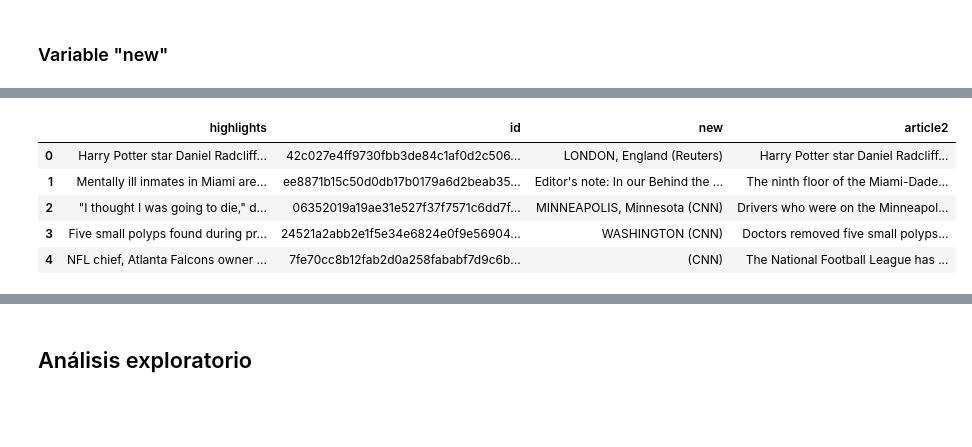
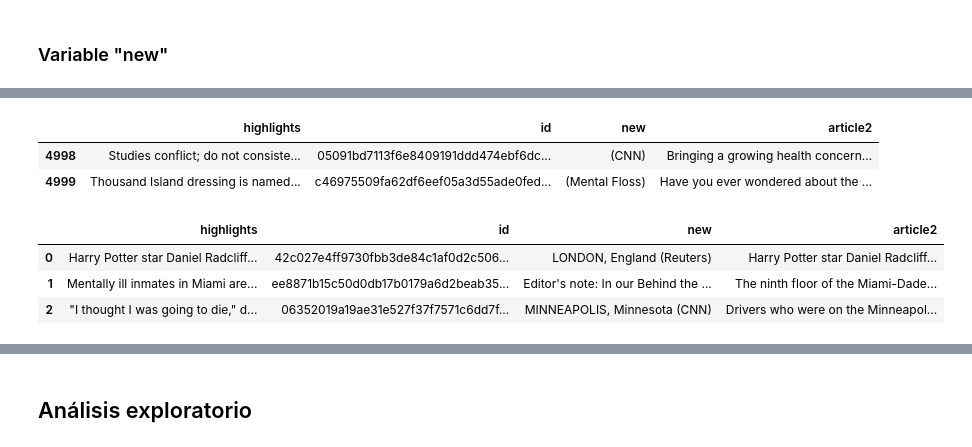
Before and after one commit to andressj1/Prueba-Tecnica, a Jupyter notebook: Copia_de_Prueba_Técnica.ipynb, the cells around one changed output, grey strips where cells are left out. Drawn from its saved outputs; the diff is of its cells as text; code cells hidden in the pictures; blank space fills up the shorter version.

```diff
--- a/Copia_de_Prueba_Técnica.ipynb
+++ b/Copia_de_Prueba_Técnica.ipynb
@@ -42,4 +42,4 @@ Requirement already satisfied: six>=1.5 in c:\users\gvand\anaconda3\lib\site-pac
 from datasets import load_dataset
 
 dataset = load_dataset("cnn_dailymail", "3.0.0")
-df = dataset['train'].to_pandas()
+df = dataset['train'].select(range(5000)).to_pandas() #No se decidio utilizar el 100% de los datos al ser muchos, lo que afectaba la eficiencia
@@ -157,0 +240,23 @@ df.head(5)
+# %%
+
+frases_innecesarias = [
+    "this material may not be published, broadcast, rewritten, or redistributed.",
+    "tm & © 2009 harpo productions, inc.",
+    "click here to try 2 risk free issues of entertainment weekly .",
+    "copyright 2009 entertainment weekly and time inc.",
+    "the following is an edited version of the interview.",
+    "get a free trial issue of instyle - click here! .",
+    "copyright © 2009 time inc.",
+    "the following is an edited version of that interview.",
+    "send photos, video .",
+    "for entertainment weekly's take, click here.",
+    "the opinions expressed in this commentary are solely those of bob greene.",
+    "read more ."
+]
+
+def limpiar_texto(texto):
+    for frase in frases_innecesarias:
+        texto = re.sub(re.escape(frase), '', texto, flags=re.IGNORECASE)
+    return texto.strip()
+
+df['article2'] = df['article2'].apply(limpiar_texto)
@@ -166,15 +273,17 @@ df.tail(2) #Muestra las dos ultimas filas
 # %%
 df.loc[df['article2'].isna(), 'article2'] = df['new'] #Me rellena los nulos de "article2" con las filas de "new"
 df.loc[df['article2'] == df['new'], 'new'] = None #Me elimina las filas de "new" que sean similares a "article2"
-#df.tail(2)
+df.tail(2)
+# %% [output]
+|  | highlights | id | new | article2 |
+| 4998 | Studies conflict; do not consiste... | 05091bd7113f6e8409191ddd474ebf6dc... | (CNN) | Bringing a growing health concern... |
+| 4999 | Thousand Island dressing is named... | c46975509fa62df6eef05a3d55ade0fed... | (Mental Floss) | Have you ever wondered about the ... |
 # %%
-df.head(5)
+df.head(3)
 # %% [output]
 |  | highlights | id | new | article2 |
 | 0 | Harry Potter star Daniel Radcliff... | 42c027e4ff9730fbb3de84c1af0d2c506... | LONDON, England (Reuters) | Harry Potter star Daniel Radcliff... |
 | 1 | Mentally ill inmates in Miami are... | ee8871b15c50d0db17b0179a6d2beab35... | Editor's note: In our Behind the ... | The ninth floor of the Miami-Dade... |
 | 2 | "I thought I was going to die," d... | 06352019a19ae31e527f37f7571c6dd7f... | MINNEAPOLIS, Minnesota (CNN) | Drivers who were on the Minneapol... |
-| 3 | Five small polyps found during pr... | 24521a2abb2e1f5e34e6824e0f9e56904... | WASHINGTON (CNN) | Doctors removed five small polyps... |
-| 4 | NFL chief, Atlanta Falcons owner ... | 7fe70cc8b12fab2d0a258fababf7d9c6b... | (CNN) | The National Football League has ... |
 # %%
 df['journal'] = df['new'].str.extract(r'\((.*?)\)')
```
Also changed, not shown: parts of 20 cells of this notebook, 2 other files.
